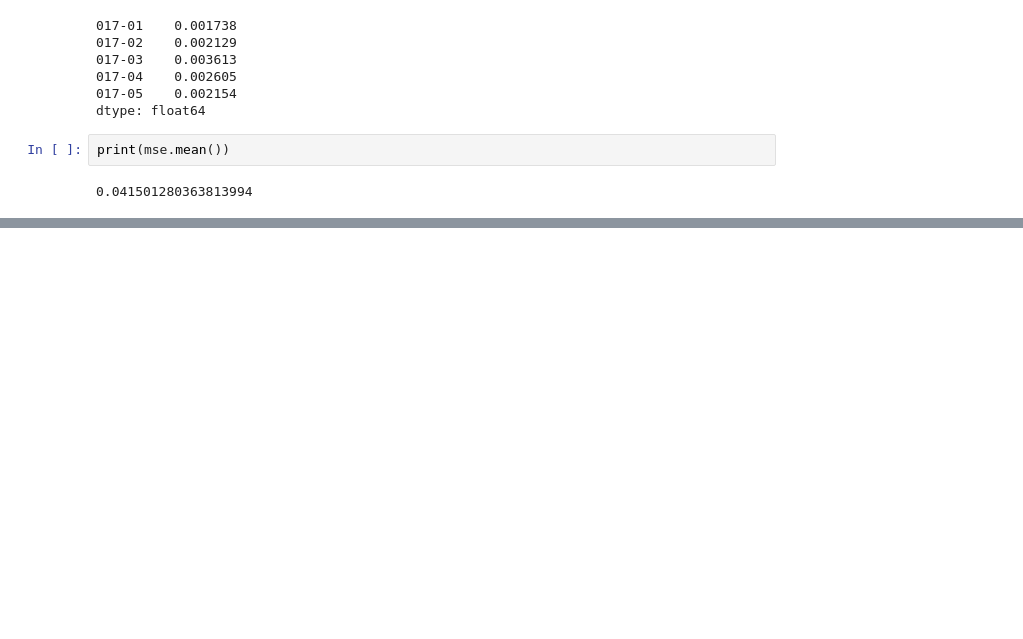
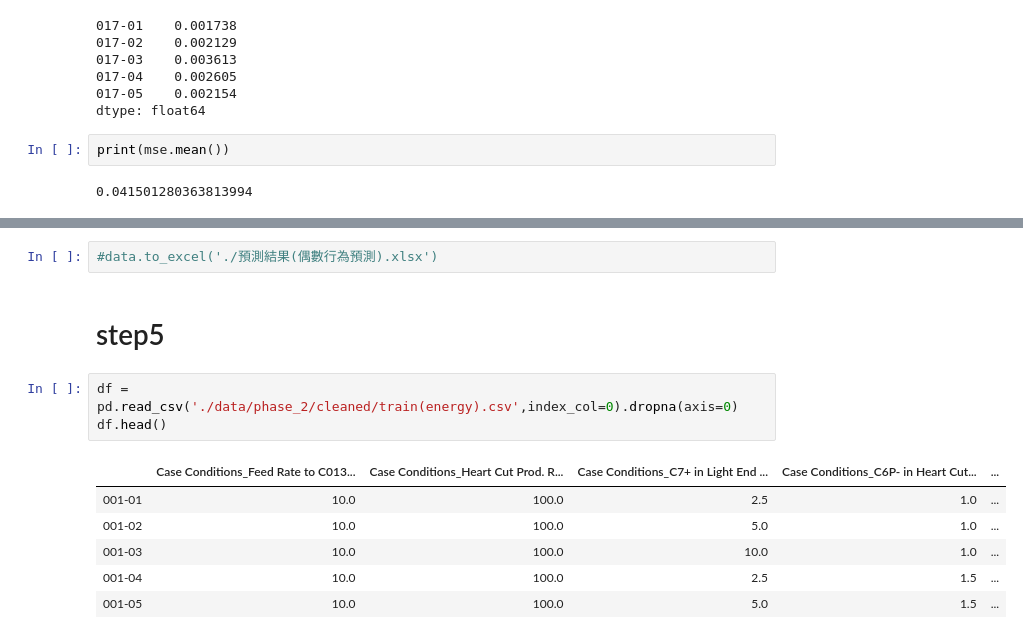
Before and after one commit to skywalker0803r/oil_project_20200412, a Jupyter notebook: API_test.ipynb, the cells around one changed output, grey strips where cells are left out. Cells and saved outputs as stored; diff of their text form; blank space fills up the shorter version.

```diff
--- a/API_test.ipynb
+++ b/API_test.ipynb
@@ -178,0 +217,14 @@ print(mse.mean())
+# %%
+#data.to_excel('./預測結果(偶數行為預測).xlsx')
+# %% [markdown]
+# step5
+# %%
+df = pd.read_csv('./data/phase_2/cleaned/train(energy).csv',index_col=0).dropna(axis=0)
+df.head()
+# %% [output]
+|  | Case Conditions_Feed Rate to C013... | Case Conditions_Heart Cut Prod. R... | Case Conditions_C7+ in Light End ... | Case Conditions_C6P- in Heart Cut... | ... |
+| 001-01 | 10.0 | 100.0 | 2.5 | 1.0 | ... |
+| 001-02 | 10.0 | 100.0 | 5.0 | 1.0 | ... |
+| 001-03 | 10.0 | 100.0 | 10.0 | 1.0 | ... |
+| 001-04 | 10.0 | 100.0 | 2.5 | 1.5 | ... |
+| 001-05 | 10.0 | 100.0 | 5.0 | 1.5 | ... |
```
Also changed, not shown: parts of 11 cells of this notebook.
